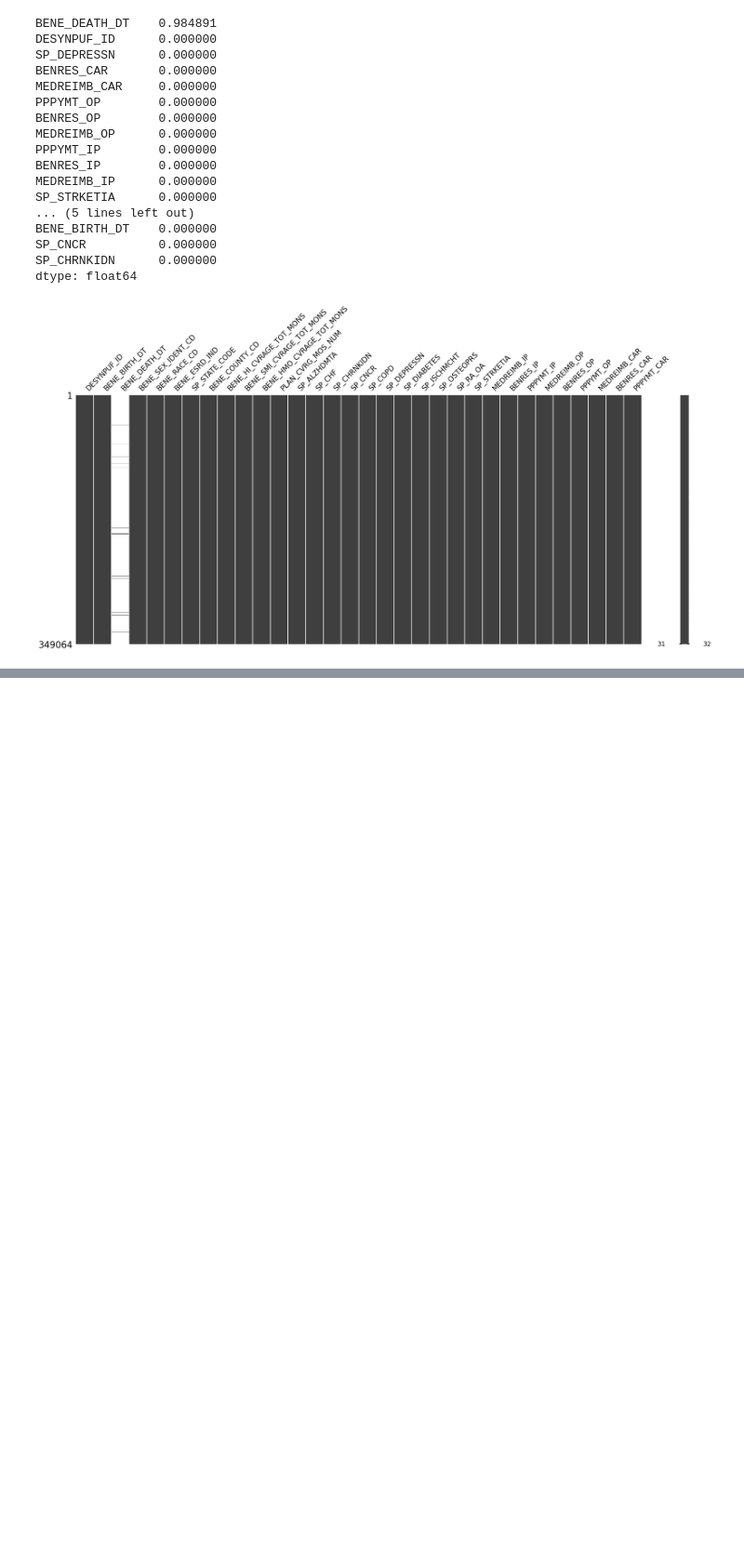
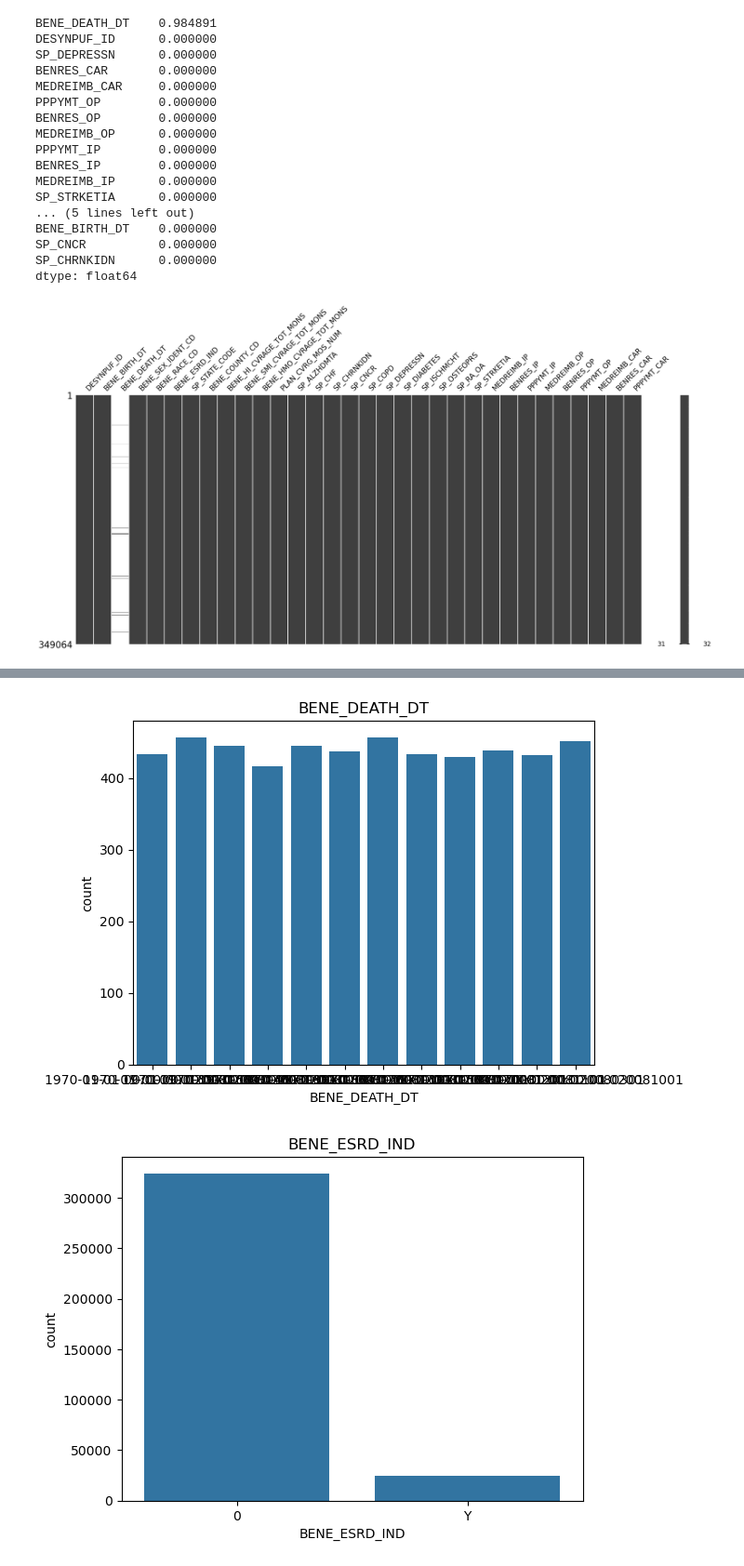
Before and after one commit to phyoung97/ClaimsAI, a Jupyter notebook: notebooks/EDA.ipynb, the cells around one changed output, grey strips where cells are left out. Shown at 93% size. Cells and saved outputs as stored; diff of their text form; code cells hidden in the pictures; blank space fills up the shorter version.

```diff
--- a/notebooks/EDA.ipynb
+++ b/notebooks/EDA.ipynb
@@ -105,0 +220,7 @@ dtype: float64
+# %%
+#Separate Categorical and Numeric Features
+numeric_features = [feature for feature in df.columns if df[feature].dtype != 'O']
+categorical_features = [feature for feature in df.columns if df[feature].dtype=='O']
+
+print('We have {} numerical features : {}'.format(len(numeric_features), numeric_features))
+print('\nwe have {} categorical features : {}'.format(len(categorical_features),categorical_features))
@@ -105,0 +231,6 @@ dtype: float64
+# %%
+#Vlaues of each category column and their counts
+
+for col in categorical_features:
+    print(df[col].value_counts(normalize=True)*100)
+    print('--------------------------------')
@@ -105,0 +267,10 @@ dtype: float64
+# %%
+# Categorical
+for col in cat_cols:
+    if df[col].nunique() < 20:
+        sns.countplot(x=col, data=df)
+        plt.title(col)
+        plt.show()
+# %% [output]
+[figure, added]
+[figure, added]
```
Also changed, not shown: parts of 13 cells of this notebook.
